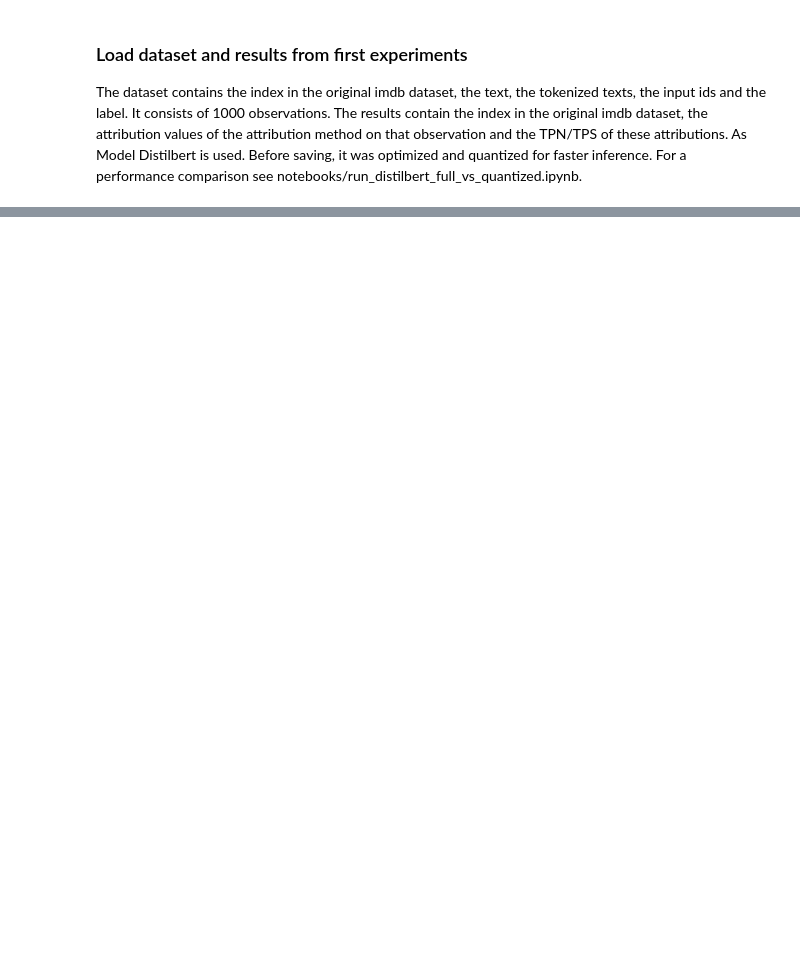
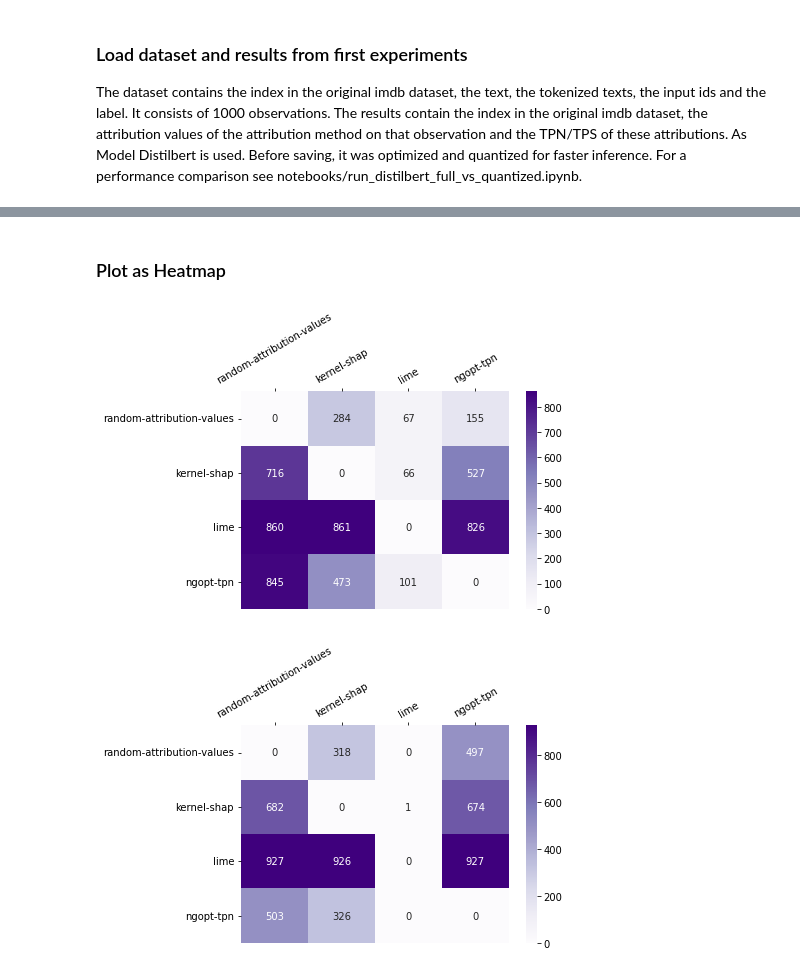
Before and after one commit to tpatzelt/best-attributions, a Jupyter notebook: notebooks/inspect.ipynb, the cells around one changed output, grey strips where cells are left out. Cells and saved outputs as stored; diff of their text form; code cells hidden in the pictures; blank space fills up the shorter version.

Commit message:
Inspect latest results.

```diff
--- a/notebooks/inspect.ipynb
+++ b/notebooks/inspect.ipynb
@@ -99,0 +94,14 @@ ax.xaxis.tick_top()
+# %%
+ex_ids = [39,  #random
+          40,  #kernel shap
+          41,  #lime
+          53,  #ngopt(tpn)
+          # 56, #ngopt(tps)
+          ]
+
+all_results = load_results_from_logs(ex_ids=ex_ids)
+# %%
+table_tpn, table_tps = generate_tpn_tps_tables(all_results=all_results)
+
+print(table_tpn)
+print(table_tps)
@@ -99,0 +125,9 @@ ax.xaxis.tick_top()
+# %% [markdown]
+
+### Plot as Heatmap
+# %%
+plot_table_as_heatmap(table_tpn)
+plot_table_as_heatmap(table_tps)
+# %% [output]
+[figure, added]
+[figure, added]
```
Also changed, not shown: parts of 9 cells of this notebook, 1 other file.
